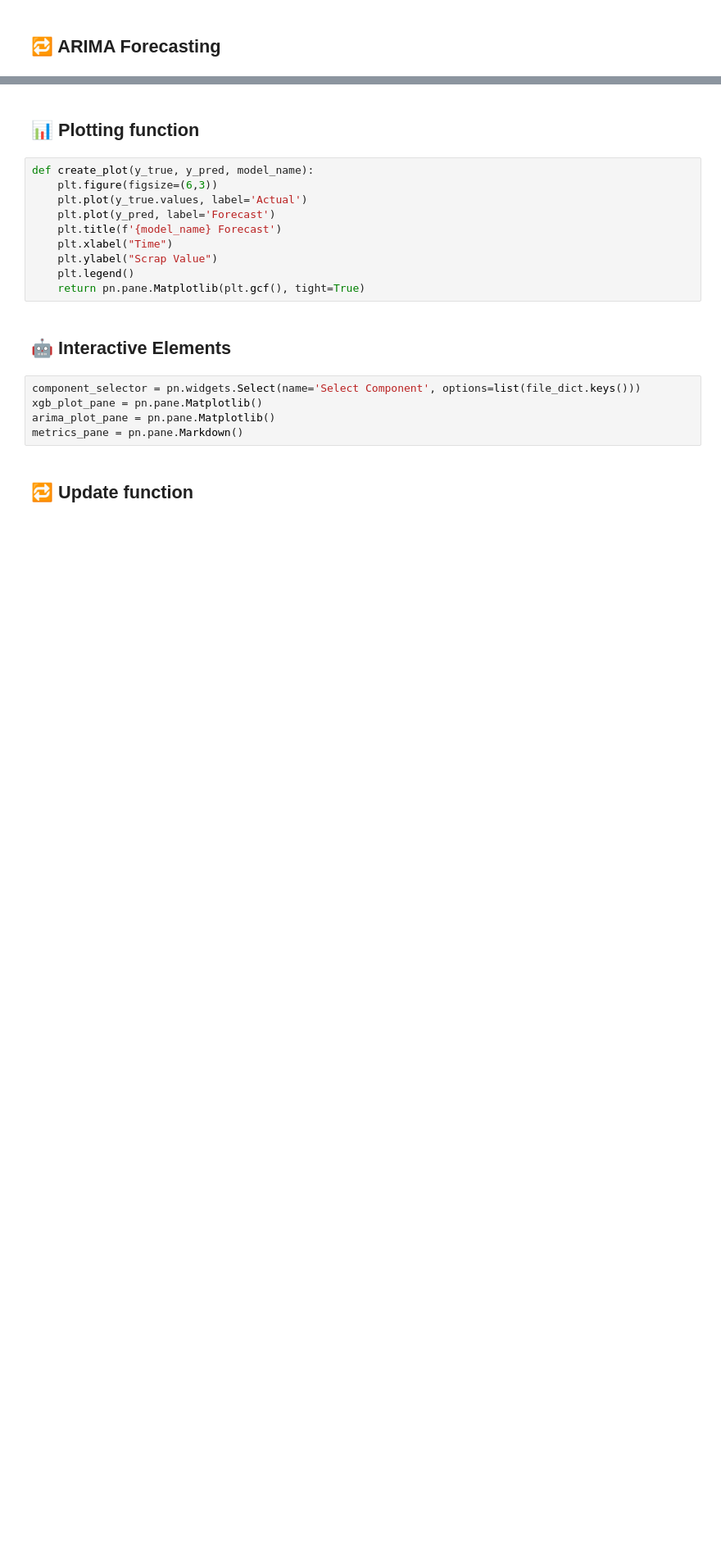
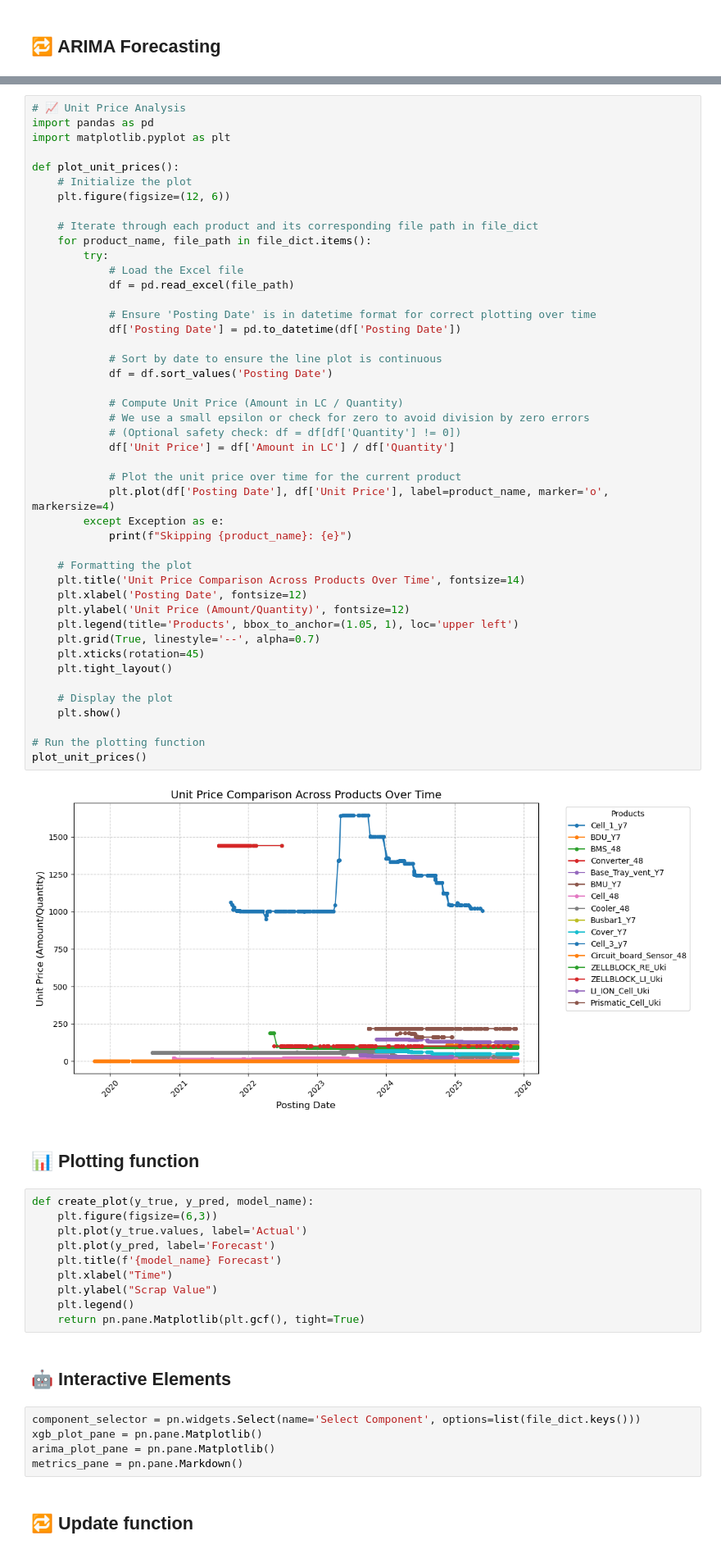
Before and after one commit to zahidul-khan/EV_Battery_Scrap_Value_Prediction, a Jupyter notebook: Ioncor_Oy_Scrap_Value_Forecasting_Dashboard-1.ipynb, the cells around one changed output, grey strips where cells are left out. Shown at 82% size. Drawn from its saved outputs; the diff is of its cells as text; blank space fills up the shorter version.

```diff
--- a/Ioncor_Oy_Scrap_Value_Forecasting_Dashboard-1.ipynb
+++ b/Ioncor_Oy_Scrap_Value_Forecasting_Dashboard-1.ipynb
@@ -80,3 +97,50 @@ def arima_forecast(df):
+# %%
+# 📈 Unit Price Analysis
+import pandas as pd
+import matplotlib.pyplot as plt
+
+def plot_unit_prices():
+    # Initialize the plot
+    plt.figure(figsize=(12, 6))
+
+    # Iterate through each product and its corresponding file path in file_dict
+    for product_name, file_path in file_dict.items():
+        try:
+            # Load the Excel file
+            df = pd.read_excel(file_path)
+
+            # Ensure 'Posting Date' is in datetime format for correct plotting over time
+            df['Posting Date'] = pd.to_datetime(df['Posting Date'])
+
+            # Sort by date to ensure the line plot is continuous
+            df = df.sort_values('Posting Date')
+
+            # Compute Unit Price (Amount in LC / Quantity)
+            # We use a small epsilon or check for zero to avoid division by zero errors
+            # (Optional safety check: df = df[df['Quantity'] != 0])
+            df['Unit Price'] = df['Amount in LC'] / df['Quantity']
+
+            # Plot the unit price over time for the current product
+            plt.plot(df['Posting Date'], df['Unit Price'], label=product_name, marker='o', markersize=4)
+        except Exception as e:
+            print(f"Skipping {product_name}: {e}")
+
+    # Formatting the plot
+    plt.title('Unit Price Comparison Across Products Over Time', fontsize=14)
+    plt.xlabel('Posting Date', fontsize=12)
+    plt.ylabel('Unit Price (Amount/Quantity)', fontsize=12)
+    plt.legend(title='Products', bbox_to_anchor=(1.05, 1), loc='upper left')
+    plt.grid(True, linestyle='--', alpha=0.7)
+    plt.xticks(rotation=45)
+    plt.tight_layout()
+
+    # Display the plot
+    plt.show()
+
+# Run the plotting function
+plot_unit_prices()
+# %% [output]
+[figure, added]
 # %% [markdown]
 ## 📊 Plotting function
 # %%
```
Also changed, not shown: parts of 5 cells of this notebook.
